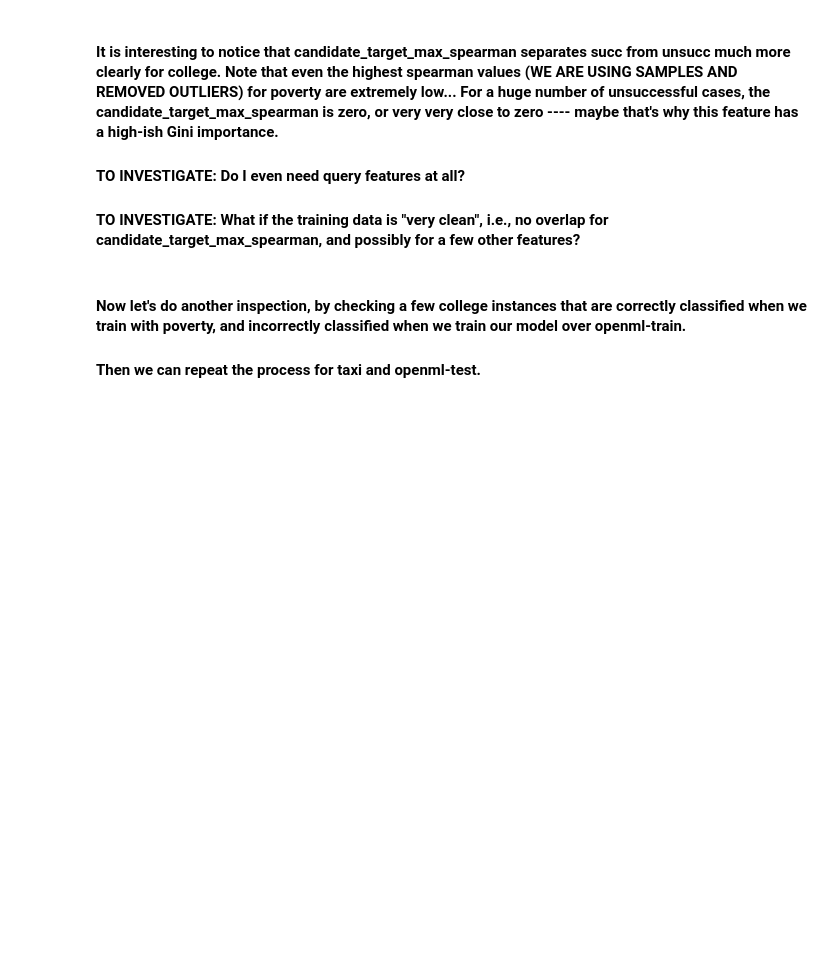
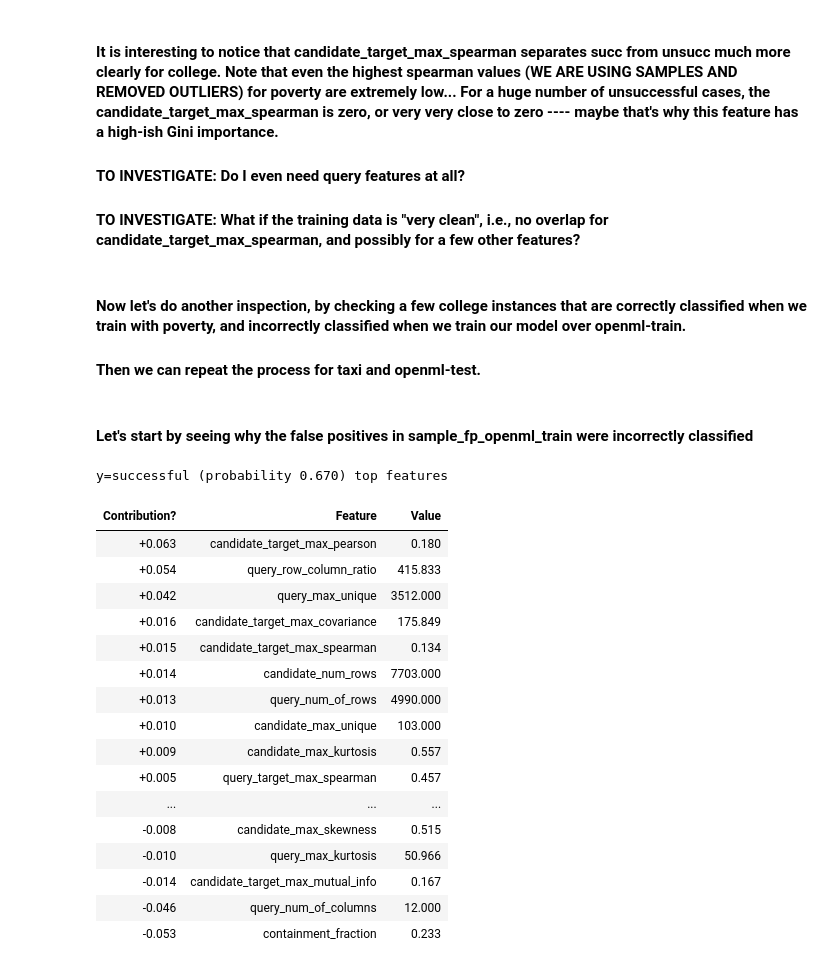
Before and after one commit to VIDA-NYU/prida, a Jupyter notebook: improvement-prediction/classification/Checking differences in training datasets.ipynb, the cells around one changed output. Drawn from its saved outputs; the diff is of its cells as text; code cells hidden in the pictures; blank space fills up the shorter version.

```diff
--- a/improvement-prediction/classification/Checking differences in training datasets.ipynb
+++ b/improvement-prediction/classification/Checking differences in training datasets.ipynb
@@ -288,3 +288,29 @@ sample_fn_openml_train = false_negative_openml_train.sample(5)
 
 sample_fp_poverty = false_positive_poverty.sample(5)
 sample_fn_poverty = false_negative_poverty.sample(5)
+# %% [markdown]
+#### Let's start by seeing why the false positives in sample_fp_openml_train were incorrectly classified
+# %%
+no_bias = lambda feature_name, feature_value: feature_name != '<BIAS>'
+eli5.show_prediction(rf_openml_train, sample_fp_openml_train.iloc[0][FEATURES],
+                     feature_names=FEATURES,
+                     show_feature_values=True, feature_filter=no_bias)
+# %% [output]
+y=successful (probability 0.670) top features
+| Contribution? | Feature | Value |
+| +0.063 | candidate_target_max_pearson | 0.180 |
+| +0.054 | query_row_column_ratio | 415.833 |
+| +0.042 | query_max_unique | 3512.000 |
+| +0.016 | candidate_target_max_covariance | 175.849 |
+| +0.015 | candidate_target_max_spearman | 0.134 |
+| +0.014 | candidate_num_rows | 7703.000 |
+| +0.013 | query_num_of_rows | 4990.000 |
+| +0.010 | candidate_max_unique | 103.000 |
+| +0.009 | candidate_max_kurtosis | 0.557 |
+| +0.005 | query_target_max_spearman | 0.457 |
+| ... | ... | ... |
+| -0.008 | candidate_max_skewness | 0.515 |
+| -0.010 | query_max_kurtosis | 50.966 |
+| -0.014 | candidate_target_max_mutual_info | 0.167 |
+| -0.046 | query_num_of_columns | 12.000 |
+| -0.053 | containment_fraction | 0.233 |
```
Also changed, not shown: parts of 35 cells of this notebook.
